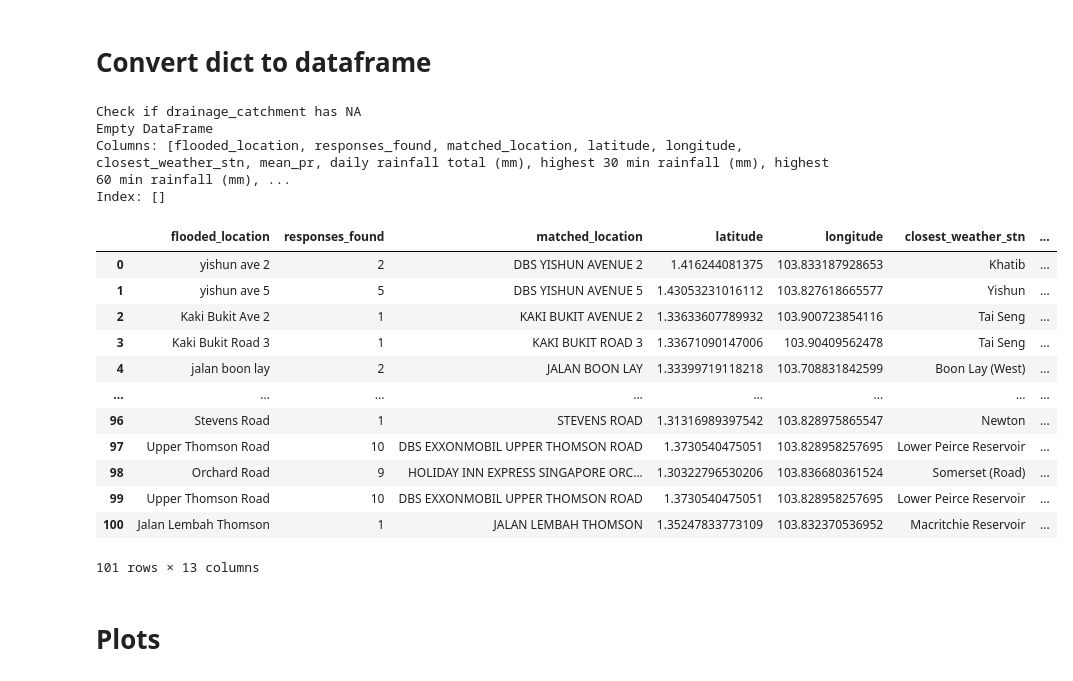
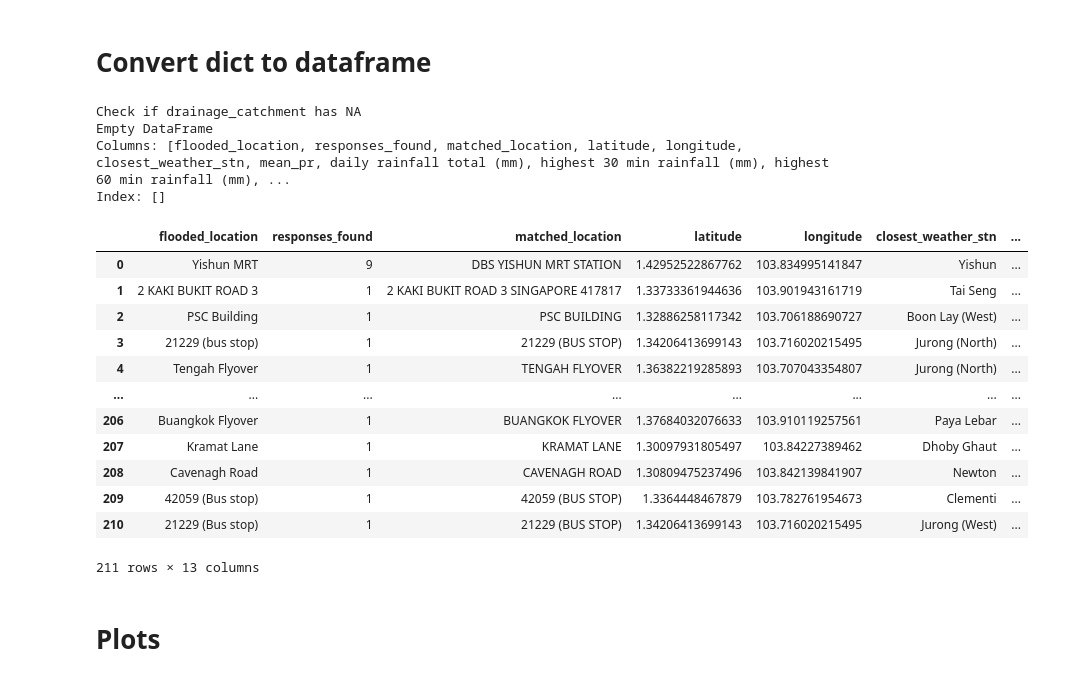
Before and after one commit to pakhuiying/NCCS_analysis, a Jupyter notebook: flood_analysis.ipynb, the cells around one changed output. Cells and saved outputs as stored; diff of their text form; code cells hidden in the pictures.

```diff
--- a/flood_analysis.ipynb
+++ b/flood_analysis.ipynb
@@ -23,7 +23,8 @@ from osgeo import gdal, ogr
 Using this automated workflow, we can build a dashboard to provide almost real-time update for a public historical flood database and its associated flood levels --> could be an interesting FYP project for an undergrad student in SMU? Any takers?
 # %%
 historical_floods = pd.read_csv(r"C:\Users\hypak\OneDrive - Singapore Management University\Documents\Data\Climate Impacts in Singapore\Flooding\SG_pluvial_floods_2014toPresent.csv")
-historical_floods = historical_floods.head(40) # get the first 40 entries
-historical_floods = historical_floods[historical_floods['High Tide'] == False] # remove floods due to high tide
-historical_floods
+# historical_floods = historical_floods.head(40) # get the first 40 entries
+historical_floods[historical_floods['High Tide'] == False] # remove floods due to high tide
+historical_floods = historical_floods.head(-2)
+historical_floods # remove 2024 floods first until we have the updated weather data
 # %% [output]
@@ -418,36 +449,48 @@ historical_floods_dict
 # %% [markdown]
 # Convert dict to dataframe
 # %%
-def dict_to_dataframe(flood_dict):
+def dict_to_dataframe(flood_dict,save_dir = None):
+    """ returns a df of flood events with their associated characteristics
+    Args:
+        flood_dict (dict):
+        save_dir (str): directory of where to save the df
+    Returns:
+        pd.DataFrame: details of each flood events
+    """
     list_of_dict = [] # to contain list of dict
     for dt, att_list in flood_dict.items():
         for d in att_list:
             d['time'] = dt
             list_of_dict.append(d)
-    return pd.DataFrame(list_of_dict)
+    df = pd.DataFrame(list_of_dict)
+    if save_dir is not None:
+        if not os.path.exists(save_dir):
+            os.mkdir(save_dir)
+        df.to_csv(os.path.join(save_dir,"precipitation_levels_during_flood_events.csv"),index=False)
+    return df
 
-flood_df = dict_to_dataframe(historical_floods_dict)
+flood_df = dict_to_dataframe(historical_floods_dict, r"C:\Users\hypak\OneDrive - Singapore Management University\Documents\Data\Climate Impacts in Singapore\Flooding")
 print('Check if drainage_catchment has NA')
 print(flood_df[flood_df['drainage_catchment'].isna()])
 flood_df
 # %% [output]
 Check if drainage_catchment has NA
 Empty DataFrame
 Columns: [flooded_location, responses_found, matched_location, latitude, longitude, closest_weather_stn, mean_pr, daily rainfall total (mm), highest 30 min rainfall (mm), highest 60 min rainfall (mm), ...
 Index: []
 |  | flooded_location | responses_found | matched_location | latitude | longitude | closest_weather_stn | ... |
-| 0 | yishun ave 2 | 2 | DBS YISHUN AVENUE 2 | 1.416244081375 | 103.833187928653 | Khatib | ... |
-| 1 | yishun ave 5 | 5 | DBS YISHUN AVENUE 5 | 1.43053231016112 | 103.827618665577 | Yishun | ... |
-| 2 | Kaki Bukit Ave 2 | 1 | KAKI BUKIT AVENUE 2 | 1.33633607789932 | 103.900723854116 | Tai Seng | ... |
-| 3 | Kaki Bukit Road 3 | 1 | KAKI BUKIT ROAD 3 | 1.33671090147006 | 103.90409562478 | Tai Seng | ... |
-| 4 | jalan boon lay | 2 | JALAN BOON LAY | 1.33399719118218 | 103.708831842599 | Boon Lay (West) | ... |
+| 0 | Yishun MRT | 9 | DBS YISHUN MRT STATION | 1.42952522867762 | 103.834995141847 | Yishun | ... |
+| 1 | 2 KAKI BUKIT ROAD 3 | 1 | 2 KAKI BUKIT ROAD 3 SINGAPORE 417817 | 1.33733361944636 | 103.901943161719 | Tai Seng | ... |
+| 2 | PSC Building | 1 | PSC BUILDING | 1.32886258117342 | 103.706188690727 | Boon Lay (West) | ... |
+| 3 | 21229 (bus stop) | 1 | 21229 (BUS STOP) | 1.34206413699143 | 103.716020215495 | Jurong (North) | ... |
+| 4 | Tengah Flyover | 1 | TENGAH FLYOVER | 1.36382219285893 | 103.707043354807 | Jurong (North) | ... |
 | ... | ... | ... | ... | ... | ... | ... | ... |
-| 96 | Stevens Road | 1 | STEVENS ROAD | 1.31316989397542 | 103.828975865547 | Newton | ... |
-| 97 | Upper Thomson Road | 10 | DBS EXXONMOBIL UPPER THOMSON ROAD | 1.3730540475051 | 103.828958257695 | Lower Peirce Reservoir | ... |
-| 98 | Orchard Road | 9 | HOLIDAY INN EXPRESS SINGAPORE ORC... | 1.30322796530206 | 103.836680361524 | Somerset (Road) | ... |
-| 99 | Upper Thomson Road | 10 | DBS EXXONMOBIL UPPER THOMSON ROAD | 1.3730540475051 | 103.828958257695 | Lower Peirce Reservoir | ... |
-| 100 | Jalan Lembah Thomson | 1 | JALAN LEMBAH THOMSON | 1.35247833773109 | 103.832370536952 | Macritchie Reservoir | ... |
+| 206 | Buangkok Flyover | 1 | BUANGKOK FLYOVER | 1.37684032076633 | 103.910119257561 | Paya Lebar | ... |
+| 207 | Kramat Lane | 1 | KRAMAT LANE | 1.30097931805497 | 103.84227389462 | Dhoby Ghaut | ... |
+| 208 | Cavenagh Road | 1 | CAVENAGH ROAD | 1.30809475237496 | 103.842139841907 | Newton | ... |
+| 209 | 42059 (Bus stop) | 1 | 42059 (BUS STOP) | 1.3364448467879 | 103.782761954673 | Clementi | ... |
+| 210 | 21229 (Bus stop) | 1 | 21229 (BUS STOP) | 1.34206413699143 | 103.716020215495 | Jurong (West) | ... |
-101 rows × 13 columns
+211 rows × 13 columns
 # %% [markdown]
 # Plots
 # %%
```
Also changed, not shown: parts of 9 cells of this notebook.
